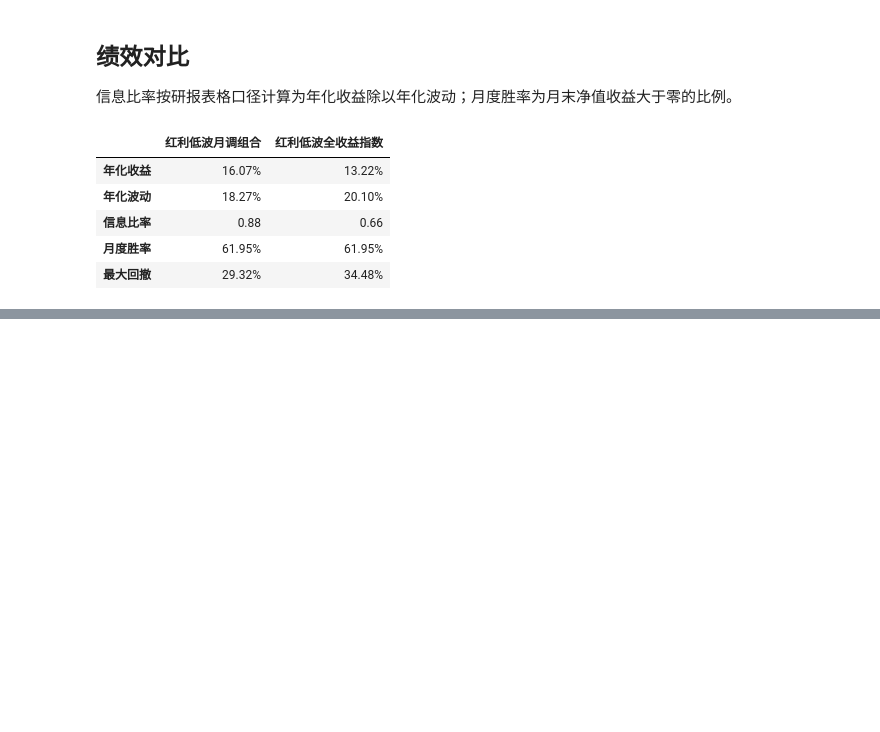
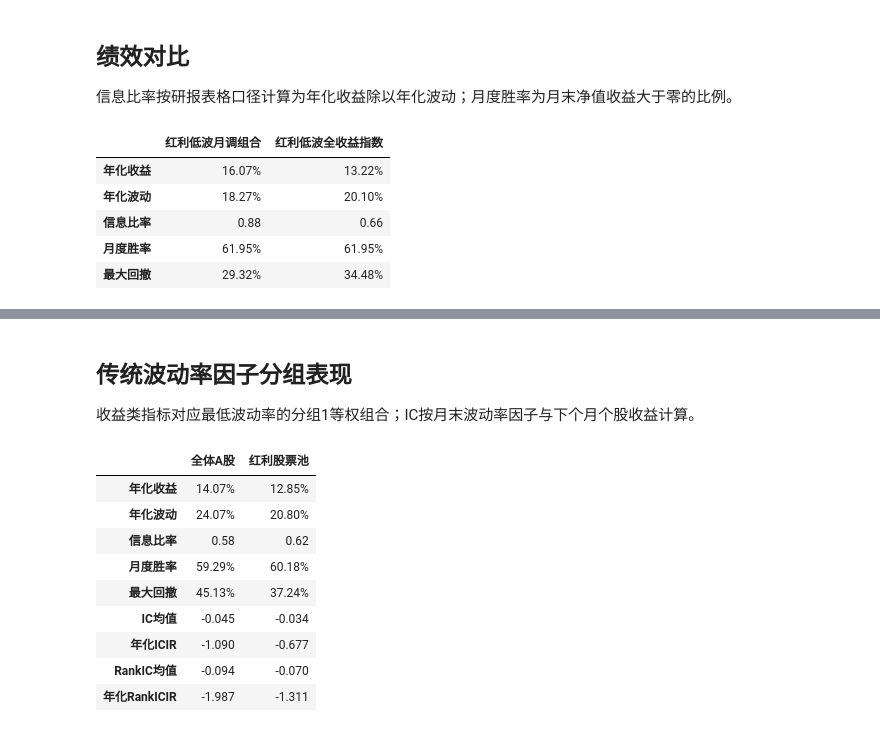
Before and after one commit to zyye00/pyquant, a Jupyter notebook: notebooks/div_low_vol/1_rebalance.ipynb, the cells around one changed output, grey strips where cells are left out. Drawn from its saved outputs; the diff is of its cells as text; code cells hidden in the pictures; blank space fills up the shorter version.

```diff
--- a/notebooks/div_low_vol/1_rebalance.ipynb
+++ b/notebooks/div_low_vol/1_rebalance.ipynb
@@ -153,0 +201,56 @@ performance.style.format(
+# %% [markdown]
+## 传统波动率因子分组表现
+
+收益类指标对应最低波动率的分组1等权组合；IC按月末波动率因子与下个月个股收益计算。
+# %%
+def annual_icir(ic):
+    volatility = ic.std(ddof=1)
+    return ic.mean() / volatility * np.sqrt(12) if volatility else np.nan
+
+def summarize_factor_performance(nav):
+    returns = nav.iloc[:, 0].pct_change(fill_method=None).dropna()
+    metrics = calc_metrics(returns, periods_per_year=12)
+    ic = nav.attrs["factor_ic"].dropna()
+    return pd.Series(
+        {
+            "年化收益": metrics["annual_return"],
+            "年化波动": metrics["annual_vol"],
+            "信息比率": metrics["sharpe"],
+            "月度胜率": (returns > 0).mean(),
+            "最大回撤": -metrics["max_drawdown"],
+            "IC均值": ic["ic"].mean(),
+            "年化ICIR": annual_icir(ic["ic"]),
+            "RankIC均值": ic["rank_ic"].mean(),
+            "年化RankICIR": annual_icir(ic["rank_ic"]),
+        }
+    )
+
+factor_performance = pd.DataFrame(
+    {
+        "全体A股": summarize_factor_performance(traditional_volatility_nav["all_a"]),
+        "红利股票池": summarize_factor_performance(traditional_volatility_nav["dividend_pool"]),
+    }
+)
+factor_percentage_rows = ["年化收益", "年化波动", "月度胜率", "最大回撤"]
+factor_ic_rows = ["IC均值", "RankIC均值"]
+factor_performance.style.format(
+    "{:.2%}",
+    subset=pd.IndexSlice[factor_percentage_rows, :],
+).format(
+    "{:.2f}",
+    subset=pd.IndexSlice["信息比率", :],
+).format(
+    "{:.3f}",
+    subset=pd.IndexSlice[factor_ic_rows + ["年化ICIR", "年化RankICIR"], :],
+)
+# %% [output]
+|  | 全体A股 | 红利股票池 |
+| 年化收益 | 14.07% | 12.85% |
+| 年化波动 | 24.07% | 20.80% |
+| 信息比率 | 0.58 | 0.62 |
+| 月度胜率 | 59.29% | 60.18% |
+| 最大回撤 | 45.13% | 37.24% |
+| IC均值 | -0.045 | -0.034 |
+| 年化ICIR | -1.090 | -0.677 |
+| RankIC均值 | -0.094 | -0.070 |
+| 年化RankICIR | -1.987 | -1.311 |
```
Also changed, not shown: parts of 5 cells of this notebook, 4 other files.
